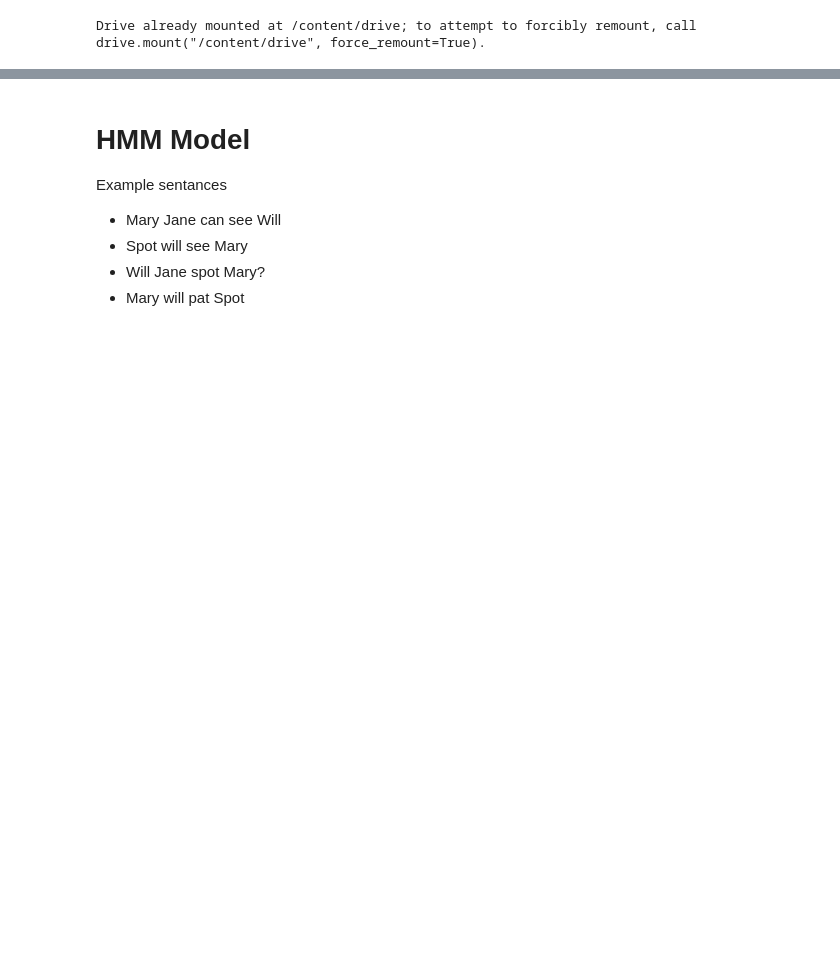
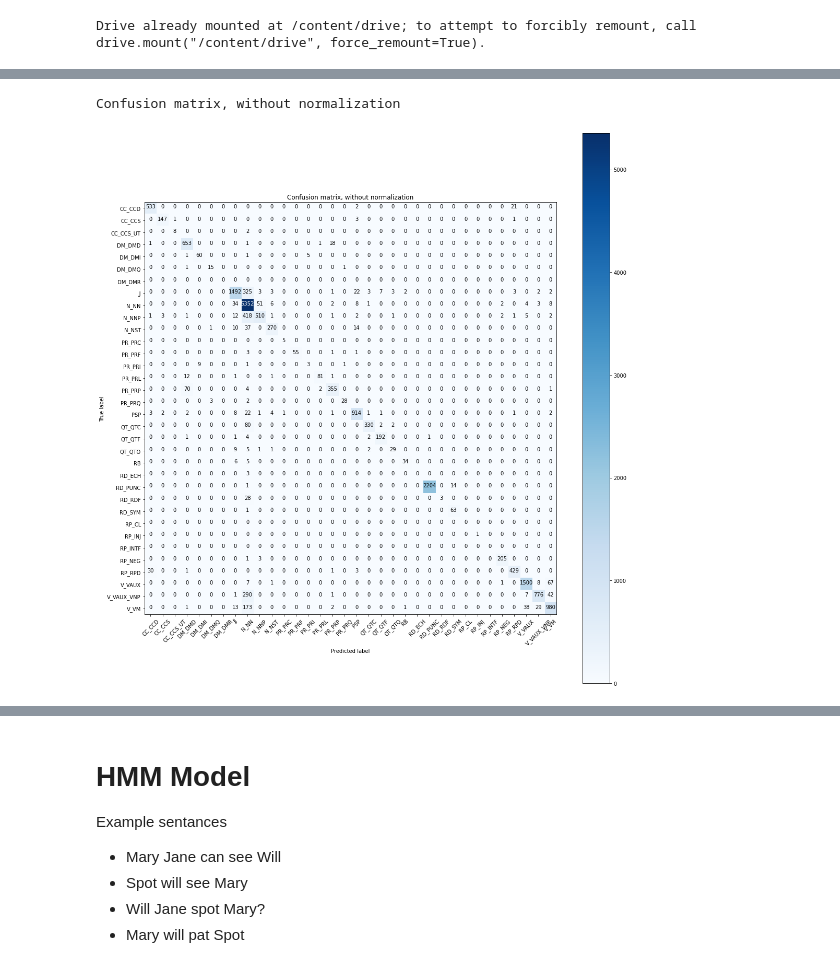
Before and after one commit to gusai184/POS-Tagger, a Jupyter notebook: POSTaggerHMM.ipynb, the cells around one changed output, grey strips where cells are left out. Saved outputs shown, nothing was run; the diff lists cells and outputs as text; code cells hidden in the pictures; blank space fills up the shorter version.

```diff
--- a/POSTaggerHMM.ipynb
+++ b/POSTaggerHMM.ipynb
@@ -26,12 +36,13 @@ import matplotlib.pyplot as plt
 # %%
-path = "/content/drive/MyDrive/Sem 4/NLP/Project/dataset/guj_sports_sample7.txt"
+files_all = ["guj_art and culture_sample1.txt", "guj_economy_sample2.txt", "guj_entertainment_sample3.txt", "guj_philosophy_sample4.txt", "guj_religion_sample5.txt", "guj_science and technology_sample6.txt", "guj_sports_sample7.txt"]
+path = "/content/drive/MyDrive/Sem 4/NLP/Project/dataset/" + files_all[6]
+filename = path.split('/')[-1]
 file = open(path, "r")
 
 contents = file.read().split('\n')
 word_sentances = []
 tag_sentances = []
 for i in range(1,len(contents)):
-  # s = contents[i][10:]
   s = contents[i].split('\t')[1]
   words = []
   tags = []
@@ -49 +89,3 @@ file.close()
+# %%
+class_names = list(set([tag for sent in tag_sentances for tag in sent]))
 # %% [markdown]
@@ -144,4 +194,6 @@ dict_keys(['N_NNP', 'N_NN', 'PSP', 'JJ', 'RD_PUNC', 'QT_QTC', 'V_VAUX_VNP', 'QT_
 # %%
+y_pred = []
+y_true = []
 def accuracy(X, Y, hmm):
 
     correct_prediction = wrong_prediction = total_predictions = total_word = 0
@@ -156,6 +208,8 @@ def accuracy(X, Y, hmm):
             _, state_path = hmm.viterbi(sentance)
             predicted_tags = [state[1].name for state in state_path[1:-1]]
             for pred, actual in zip(predicted_tags, actual_tags):
+              y_pred.append(pred)
+              y_true.append(actual)
               if pred == actual:
                 correct_prediction += 1
               else:
@@ -166,9 +220,9 @@ def accuracy(X, Y, hmm):
             passed += 1
 
         total_predictions += len(sentance)
-
+    print(total_predictions,total_word)
     return correct_prediction / total_word
 
-print('Train data ',accuracy(word_sentances_train,tag_sentances_train, hmm))
+# print('Train data ',accuracy(word_sentances_train,tag_sentances_train, hmm))
 print('Test data ',accuracy(word_sentances_test,tag_sentances_test, hmm))
 # %% [output]
@@ -177,3 +263,68 @@ Test data  0.8085612366230678
+# %%
+import itertools
+import numpy as np
+import matplotlib.pyplot as plt
+
+from sklearn import svm, datasets
+from sklearn.model_selection import train_test_split
+from sklearn.metrics import confusion_matrix
+
+
+def plot_confusion_matrix(cm, classes,
+                          normalize=False,
+                          title='Confusion matrix',
+                          cmap=plt.cm.Blues):
+    """
+    This function prints and plots the confusion matrix.
+    Normalization can be applied by setting `normalize=True`.
+    """
+
+    plt.imshow(cm, interpolation='nearest', cmap=cmap)
+    plt.title(title)
+    plt.colorbar()
+    tick_marks = np.arange(len(classes))
+    plt.xticks(tick_marks, classes, rotation=45)
+    plt.yticks(tick_marks, classes)
+    # plt.figure(figsize=(25, 25))
+    np.set_printoptions(precision=2)
+    if normalize:
+        cm = cm.astype('float') / cm.sum(axis=1)[:, np.newaxis]
+        print("Normalized confusion matrix")
+    else:
+        print('Confusion matrix, without normalization')
+
+    thresh = cm.max() / 2.
+    for i, j in itertools.product(range(cm.shape[0]), range(cm.shape[1])):
+        plt.text(j, i, cm[i, j],
+                 horizontalalignment="center",
+                 color="white" if cm[i, j] > thresh else "black")
+
+    plt.tight_layout()
+    plt.ylabel('True label')
+    plt.xlabel('Predicted label')
+
+# Compute confusion matrix
+class_names = sorted(class_names)
+
+cnf_matrix = confusion_matrix(y_true, y_pred,labels=class_names)
+np.set_printoptions(precision=2)
+
+# Plot non-normalized confusion matrix
+plt.figure()
+plt.rcParams["figure.figsize"] = (15,15)
+plot_confusion_matrix(cnf_matrix, classes=class_names,
+                      title='Confusion matrix, without normalization')
+
+# Plot normalized confusion matrix
+# plt.figure()
+# plt.rcParams["figure.figsize"] = (15,15)
+# plot_confusion_matrix(cnf_matrix, classes=class_names, normalize=True,
+#                       title='Normalized confusion matrix')
+
+# plt.show()
+# %% [output]
+Confusion matrix, without normalization
+[figure, added]
 # %% [markdown]
 #Parts of Speech Tagset: Gujarati
 ![tabl1.png](embedded-picture-1)![table2.png](embedded-picture-2)![table3.png](embedded-picture-3)
```
Also changed, not shown: parts of 15 cells of this notebook, 11 other files.
